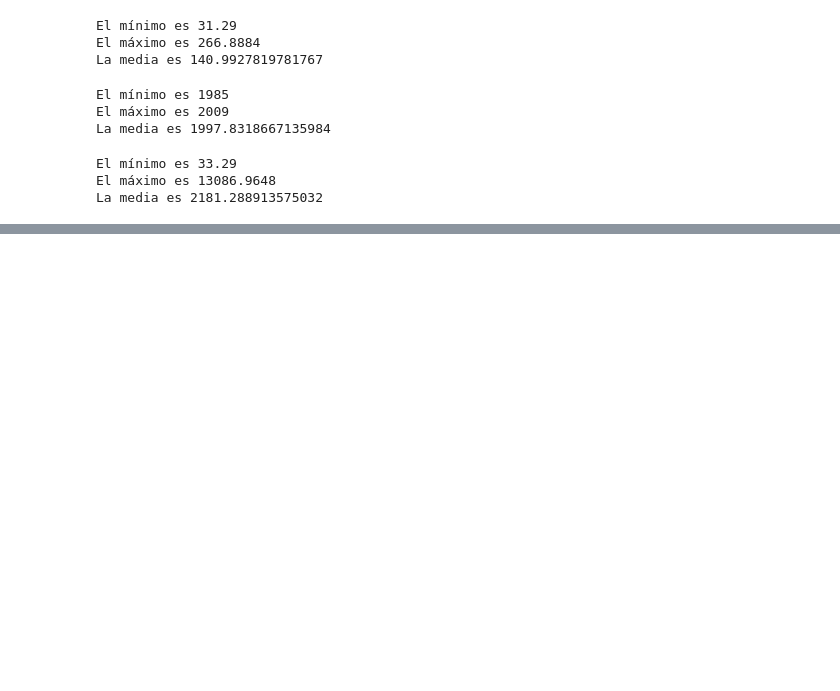
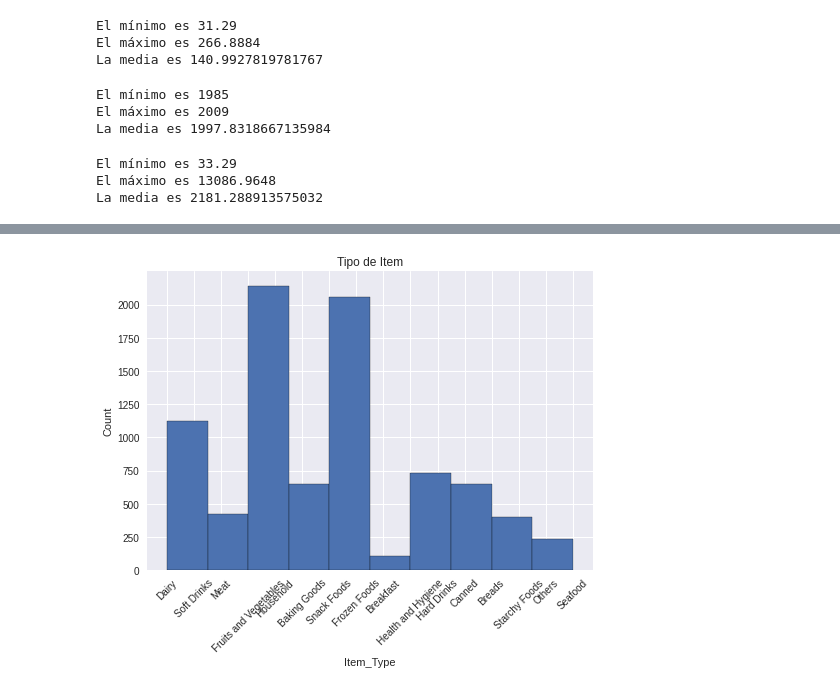
Before and after one commit to carlos-jaramillo/sales_forecast, a Jupyter notebook: sales_forecast.ipynb, the cells around one changed output, grey strips where cells are left out. Saved outputs shown, nothing was run; the diff lists cells and outputs as text; code cells hidden in the pictures; blank space fills up the shorter version.

```diff
--- a/sales_forecast.ipynb
+++ b/sales_forecast.ipynb
@@ -234,0 +262,12 @@ La media es 2181.288913575032
+# %%
+#Histograma de Item_Type
+plt.style.use("seaborn")
+plt.title("Tipo de Item")
+plt.xlabel("Item_Type")
+plt.ylabel("Count")
+
+plt.xticks(rotation = 45)
+
+df["Item_Type"].hist(edgecolor="black");
+# %% [output]
+[figure, added]
```
Also changed, not shown: parts of 40 cells of this notebook.
